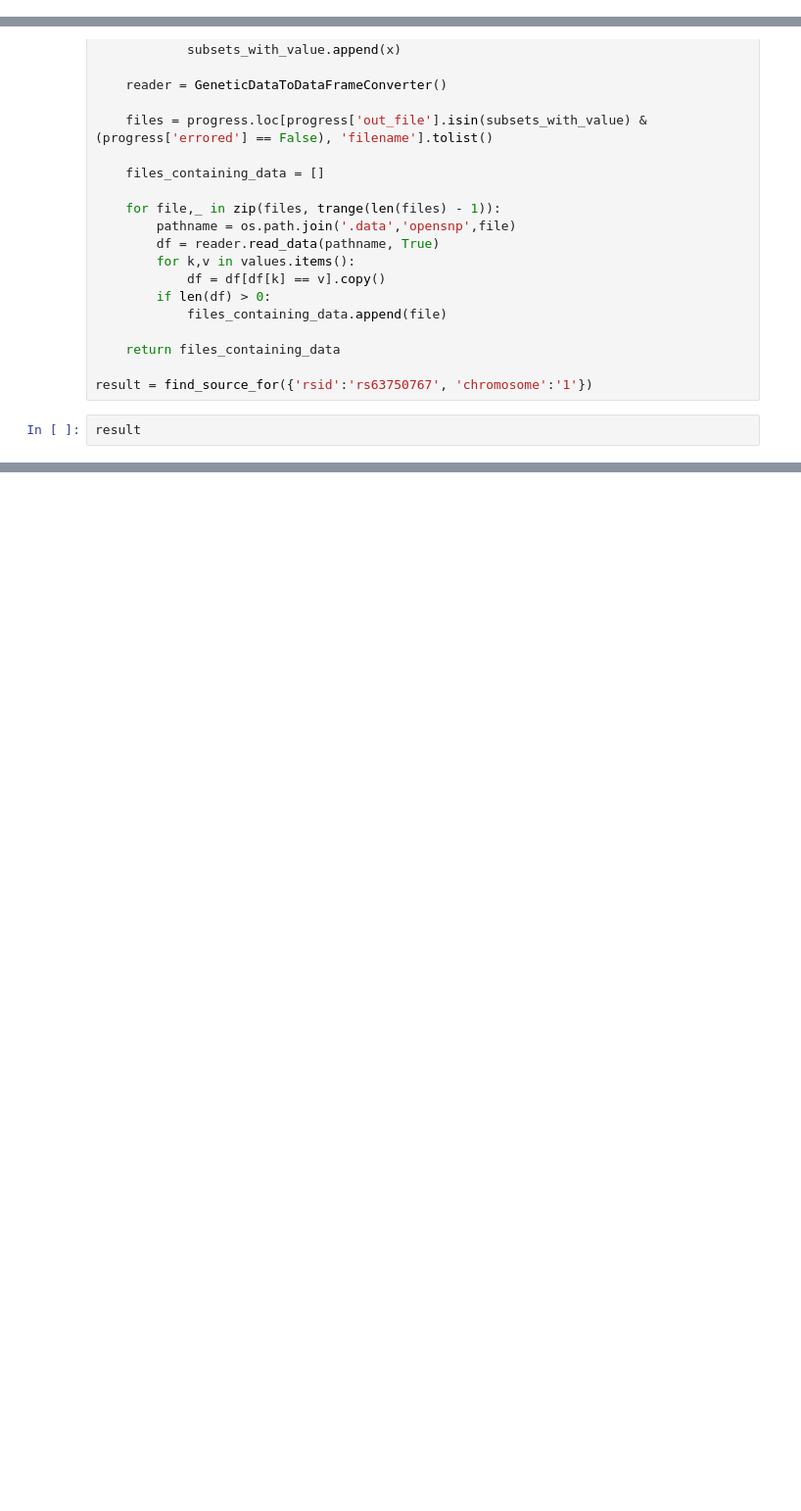
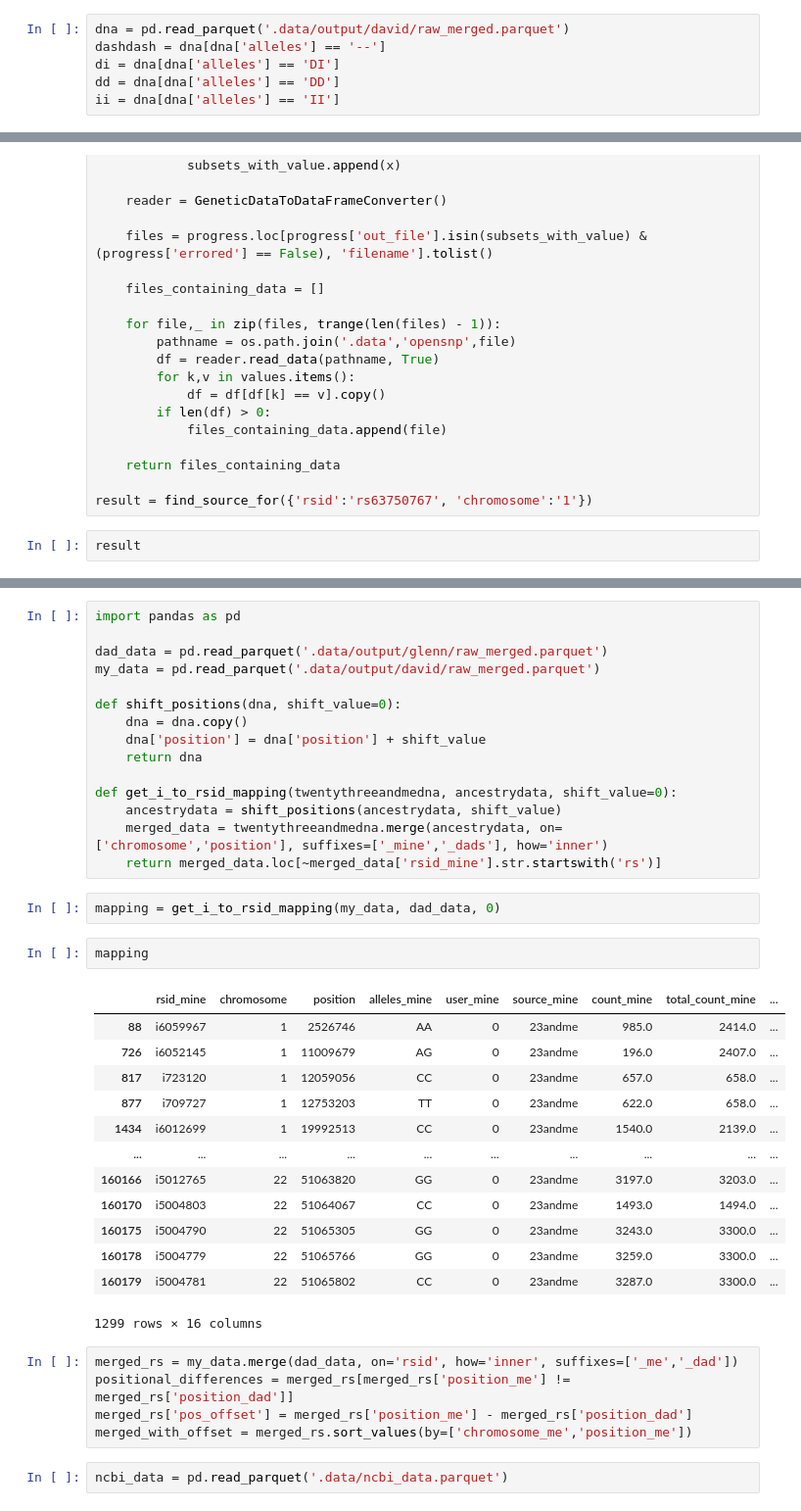
Before and after one commit to DavidMorton/dna, a Jupyter notebook: notebook.ipynb, the cells around one changed output, grey strips where cells are left out. Shown at 98% size. Drawn from its saved outputs; the diff is of its cells as text; blank space fills up the shorter version.

```diff
--- a/notebook.ipynb
+++ b/notebook.ipynb
@@ -23,0 +29,6 @@ reduced = reduced[reduced['alleles'] != '--']
+# %%
+dna = pd.read_parquet('.data/output/david/raw_merged.parquet')
+dashdash = dna[dna['alleles'] == '--']
+di = dna[dna['alleles'] == 'DI']
+dd = dna[dna['alleles'] == 'DD']
+ii = dna[dna['alleles'] == 'II']
@@ -59,0 +159,40 @@ result
+# %%
+import pandas as pd
+
+dad_data = pd.read_parquet('.data/output/glenn/raw_merged.parquet')
+my_data = pd.read_parquet('.data/output/david/raw_merged.parquet')
+
+def shift_positions(dna, shift_value=0):
+    dna = dna.copy()
+    dna['position'] = dna['position'] + shift_value
+    return dna
+
+def get_i_to_rsid_mapping(twentythreeandmedna, ancestrydata, shift_value=0):
+    ancestrydata = shift_positions(ancestrydata, shift_value)
+    merged_data = twentythreeandmedna.merge(ancestrydata, on=['chromosome','position'], suffixes=['_mine','_dads'], how='inner')
+    return merged_data.loc[~merged_data['rsid_mine'].str.startswith('rs')]
+# %%
+mapping = get_i_to_rsid_mapping(my_data, dad_data, 0)
+# %%
+mapping
+# %% [output]
+|  | rsid_mine | chromosome | position | alleles_mine | user_mine | source_mine | count_mine | total_count_mine | ... |
+| 88 | i6059967 | 1 | 2526746 | AA | 0 | 23andme | 985.0 | 2414.0 | ... |
+| 726 | i6052145 | 1 | 11009679 | AG | 0 | 23andme | 196.0 | 2407.0 | ... |
+| 817 | i723120 | 1 | 12059056 | CC | 0 | 23andme | 657.0 | 658.0 | ... |
+| 877 | i709727 | 1 | 12753203 | TT | 0 | 23andme | 622.0 | 658.0 | ... |
+| 1434 | i6012699 | 1 | 19992513 | CC | 0 | 23andme | 1540.0 | 2139.0 | ... |
+| ... | ... | ... | ... | ... | ... | ... | ... | ... | ... |
+| 160166 | i5012765 | 22 | 51063820 | GG | 0 | 23andme | 3197.0 | 3203.0 | ... |
+| 160170 | i5004803 | 22 | 51064067 | CC | 0 | 23andme | 1493.0 | 1494.0 | ... |
+| 160175 | i5004790 | 22 | 51065305 | GG | 0 | 23andme | 3243.0 | 3300.0 | ... |
+| 160178 | i5004779 | 22 | 51065766 | GG | 0 | 23andme | 3259.0 | 3300.0 | ... |
+| 160179 | i5004781 | 22 | 51065802 | CC | 0 | 23andme | 3287.0 | 3300.0 | ... |
+1299 rows × 16 columns
+# %%
+merged_rs = my_data.merge(dad_data, on='rsid', how='inner', suffixes=['_me','_dad'])
+positional_differences = merged_rs[merged_rs['position_me'] != merged_rs['position_dad']]
+merged_rs['pos_offset'] = merged_rs['position_me'] - merged_rs['position_dad']
+merged_with_offset = merged_rs.sort_values(by=['chromosome_me','position_me'])
+# %%
+ncbi_data = pd.read_parquet('.data/ncbi_data.parquet')
```
Also changed, not shown: parts of 35 cells of this notebook, 7 other files.
